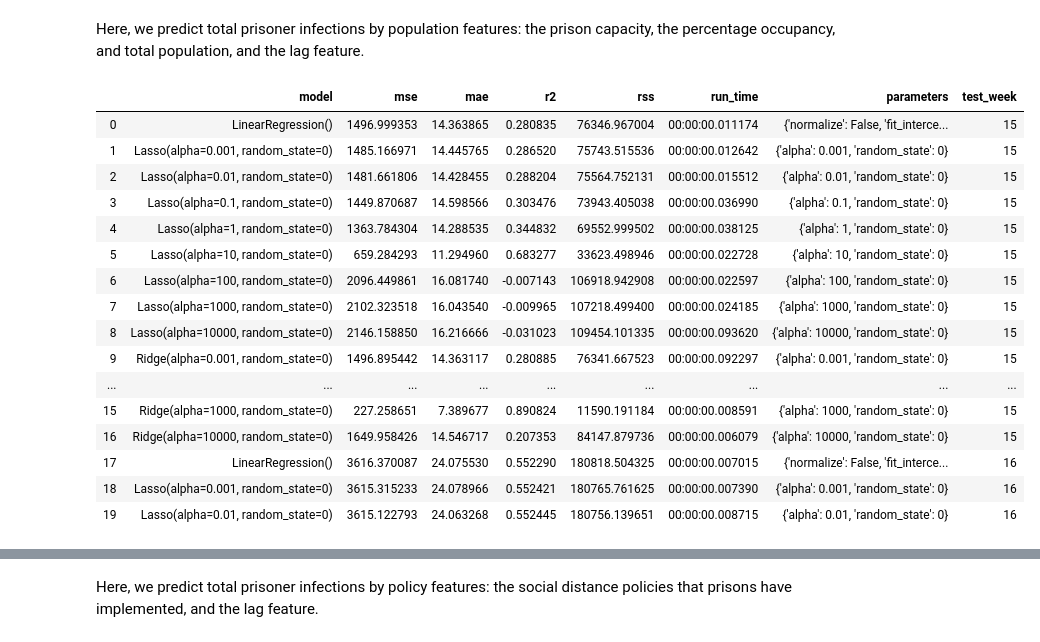
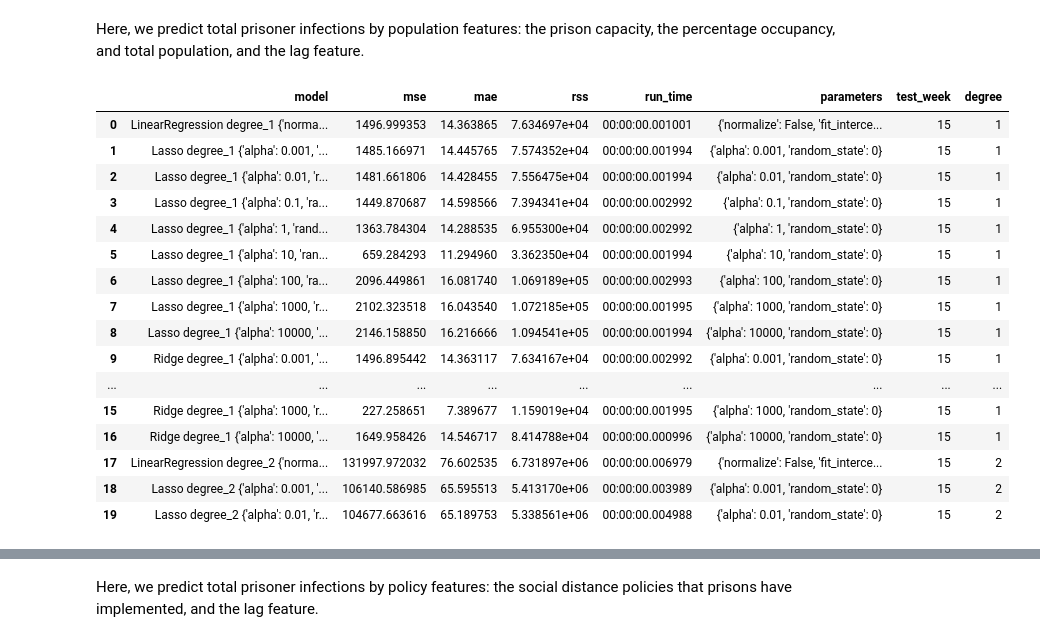
Before and after one commit to christi-liongson/covid_decarceration, a Jupyter notebook: analysis/prison_data_processing.ipynb, the cells around one changed output, grey strips where cells are left out. Saved outputs shown, nothing was run; the diff lists cells and outputs as text; code cells hidden in the pictures.

```diff
--- a/analysis/prison_data_processing.ipynb
+++ b/analysis/prison_data_processing.ipynb
@@ -684,7 +689,7 @@ def evaluate_model(test_df, target, predictions, verbose=True):
 
     return eval_metrics
 # %%
-def cross_validate(temporal_splits, features, target, models, grid):
+def cross_validate(temporal_splits, features, target, degrees, models, grid):
     '''
     Runs a temporal cross validation process. For each temporal split in the
     data, run a grid search to find the best model.
@@ -696,15 +701,16 @@ def cross_validate(temporal_splits, features, target, models, grid):
                             temporal cv validation set)
         - features: (lst) a list of features used to predict the target
         - target: (str) the target we are trying to predict
+        - degrees: (lst) the degrees of different polynomial basis expansions
         - models: (dict) a dictionary containing the models we will be using
                    to predict the target
         - grid: (dict) a dictionary containing the various combinations of
                  parameters will be be running for each model
 
     Returns:
-        - cv_eval: (pandas df) a dataframe containing the results of the temporal
-                    cross validation: the performance of each model on each time
-                    split across a number of metrics
+        - cv_df: (pandas df) a dataframe containing the results of the temporal
+                  cross validation: the performance of each model on each time
+                  split across a number of metrics
     '''
     cv_eval = []
 
@@ -713,13 +719,24 @@ def cross_validate(temporal_splits, features, target, models, grid):
         test = cv['test']
         test_week = cv['test_week']
 
-        model_perf = run_grid_search(train, test, test_week, features, target,
-                                     models, grid)
-        cv_eval.append(model_perf)
-    cv_df = pd.concat(cv_eval).astype(dtype={'mse': float, 'mae': float, 'r2': float, 'rss': float})
+        for deg in degrees:
+            poly = PolynomialFeatures(degree=deg)
+            X_train = poly.fit_transform(train[features].copy())
+            y_train = train[target].copy()
+            X_test = poly.fit_transform(test[features].copy())
+            y_test = test[target].copy()
+
+            model_perf = run_grid_search(X_train, y_train, X_test, y_test, test_week, deg,
+                                    models, grid)
+            cv_eval.append(model_perf)
+
+    cv_df = pd.concat(cv_eval).astype(dtype={'mse': float, 'mae': float, 'rss': float})
 
     cv_df.reset_index(inplace=True)
-    cv_df.rename(columns={"index": "model"}, inplace=True)
+    cv_df.rename(columns={'index': 'model'}, inplace=True)
+    cv_df['model'] = cv_df['model'].str.extract(r"(\w+)\(")[0] + " " + \
+                                    "degree_" + cv_df['degree'] + " " + \
+                                    cv_df["parameters"].astype(str)
 
     return cv_df
 # %% [markdown]
@@ -727,6 +744,7 @@ def cross_validate(temporal_splits, features, target, models, grid):
 
 Note, in doing so, we lose the first week of data - we have no data on cases before the first week in our dataset.
 # %%
+degrees = [1, 2, 3]
 naive_features = ['lag_prisoner_cases']
 target = 'total_prisoner_cases'
 # %%
@@ -808,26 +856,26 @@ all_features = naive_features + pop_features + policy_features
 # %% [markdown]
 Here, we predict total prisoner infections by population features: the prison capacity, the percentage occupancy, and total population, and the lag feature.
 # %%
-pop_cv_df = cross_validate(train_cv_splits, pop_features, target, MODELS, GRID)
+pop_cv_df = cross_validate(train_cv_splits, pop_features, target, degrees, MODELS, GRID)
 pop_cv_df.head(20)
 # %% [output]
-|  | model | mse | mae | r2 | rss | run_time | parameters | test_week |
-| 0 | LinearRegression() | 1496.999353 | 14.363865 | 0.280835 | 76346.967004 | 00:00:00.011174 | {'normalize': False, 'fit_interce... | 15 |
-| 1 | Lasso(alpha=0.001, random_state=0) | 1485.166971 | 14.445765 | 0.286520 | 75743.515536 | 00:00:00.012642 | {'alpha': 0.001, 'random_state': 0} | 15 |
-| 2 | Lasso(alpha=0.01, random_state=0) | 1481.661806 | 14.428455 | 0.288204 | 75564.752131 | 00:00:00.015512 | {'alpha': 0.01, 'random_state': 0} | 15 |
-| 3 | Lasso(alpha=0.1, random_state=0) | 1449.870687 | 14.598566 | 0.303476 | 73943.405038 | 00:00:00.036990 | {'alpha': 0.1, 'random_state': 0} | 15 |
-| 4 | Lasso(alpha=1, random_state=0) | 1363.784304 | 14.288535 | 0.344832 | 69552.999502 | 00:00:00.038125 | {'alpha': 1, 'random_state': 0} | 15 |
-| 5 | Lasso(alpha=10, random_state=0) | 659.284293 | 11.294960 | 0.683277 | 33623.498946 | 00:00:00.022728 | {'alpha': 10, 'random_state': 0} | 15 |
-| 6 | Lasso(alpha=100, random_state=0) | 2096.449861 | 16.081740 | -0.007143 | 106918.942908 | 00:00:00.022597 | {'alpha': 100, 'random_state': 0} | 15 |
-| 7 | Lasso(alpha=1000, random_state=0) | 2102.323518 | 16.043540 | -0.009965 | 107218.499400 | 00:00:00.024185 | {'alpha': 1000, 'random_state': 0} | 15 |
-| 8 | Lasso(alpha=10000, random_state=0) | 2146.158850 | 16.216666 | -0.031023 | 109454.101335 | 00:00:00.093620 | {'alpha': 10000, 'random_state': 0} | 15 |
-| 9 | Ridge(alpha=0.001, random_state=0) | 1496.895442 | 14.363117 | 0.280885 | 76341.667523 | 00:00:00.092297 | {'alpha': 0.001, 'random_state': 0} | 15 |
+|  | model | mse | mae | rss | run_time | parameters | test_week | degree |
+| 0 | LinearRegression degree_1 {'norma... | 1496.999353 | 14.363865 | 7.634697e+04 | 00:00:00.001001 | {'normalize': False, 'fit_interce... | 15 | 1 |
+| 1 | Lasso degree_1 {'alpha': 0.001, '... | 1485.166971 | 14.445765 | 7.574352e+04 | 00:00:00.001994 | {'alpha': 0.001, 'random_state': 0} | 15 | 1 |
+| 2 | Lasso degree_1 {'alpha': 0.01, 'r... | 1481.661806 | 14.428455 | 7.556475e+04 | 00:00:00.001994 | {'alpha': 0.01, 'random_state': 0} | 15 | 1 |
+| 3 | Lasso degree_1 {'alpha': 0.1, 'ra... | 1449.870687 | 14.598566 | 7.394341e+04 | 00:00:00.002992 | {'alpha': 0.1, 'random_state': 0} | 15 | 1 |
+| 4 | Lasso degree_1 {'alpha': 1, 'rand... | 1363.784304 | 14.288535 | 6.955300e+04 | 00:00:00.002992 | {'alpha': 1, 'random_state': 0} | 15 | 1 |
+| 5 | Lasso degree_1 {'alpha': 10, 'ran... | 659.284293 | 11.294960 | 3.362350e+04 | 00:00:00.001994 | {'alpha': 10, 'random_state': 0} | 15 | 1 |
+| 6 | Lasso degree_1 {'alpha': 100, 'ra... | 2096.449861 | 16.081740 | 1.069189e+05 | 00:00:00.002993 | {'alpha': 100, 'random_state': 0} | 15 | 1 |
+| 7 | Lasso degree_1 {'alpha': 1000, 'r... | 2102.323518 | 16.043540 | 1.072185e+05 | 00:00:00.001995 | {'alpha': 1000, 'random_state': 0} | 15 | 1 |
+| 8 | Lasso degree_1 {'alpha': 10000, '... | 2146.158850 | 16.216666 | 1.094541e+05 | 00:00:00.001994 | {'alpha': 10000, 'random_state': 0} | 15 | 1 |
+| 9 | Ridge degree_1 {'alpha': 0.001, '... | 1496.895442 | 14.363117 | 7.634167e+04 | 00:00:00.002992 | {'alpha': 0.001, 'random_state': 0} | 15 | 1 |
 | ... | ... | ... | ... | ... | ... | ... | ... | ... |
-| 15 | Ridge(alpha=1000, random_state=0) | 227.258651 | 7.389677 | 0.890824 | 11590.191184 | 00:00:00.008591 | {'alpha': 1000, 'random_state': 0} | 15 |
-| 16 | Ridge(alpha=10000, random_state=0) | 1649.958426 | 14.546717 | 0.207353 | 84147.879736 | 00:00:00.006079 | {'alpha': 10000, 'random_state': 0} | 15 |
-| 17 | LinearRegression() | 3616.370087 | 24.075530 | 0.552290 | 180818.504325 | 00:00:00.007015 | {'normalize': False, 'fit_interce... | 16 |
-| 18 | Lasso(alpha=0.001, random_state=0) | 3615.315233 | 24.078966 | 0.552421 | 180765.761625 | 00:00:00.007390 | {'alpha': 0.001, 'random_state': 0} | 16 |
-| 19 | Lasso(alpha=0.01, random_state=0) | 3615.122793 | 24.063268 | 0.552445 | 180756.139651 | 00:00:00.008715 | {'alpha': 0.01, 'random_state': 0} | 16 |
+| 15 | Ridge degree_1 {'alpha': 1000, 'r... | 227.258651 | 7.389677 | 1.159019e+04 | 00:00:00.001995 | {'alpha': 1000, 'random_state': 0} | 15 | 1 |
+| 16 | Ridge degree_1 {'alpha': 10000, '... | 1649.958426 | 14.546717 | 8.414788e+04 | 00:00:00.000996 | {'alpha': 10000, 'random_state': 0} | 15 | 1 |
+| 17 | LinearRegression degree_2 {'norma... | 131997.972032 | 76.602535 | 6.731897e+06 | 00:00:00.006979 | {'normalize': False, 'fit_interce... | 15 | 2 |
+| 18 | Lasso degree_2 {'alpha': 0.001, '... | 106140.586985 | 65.595513 | 5.413170e+06 | 00:00:00.003989 | {'alpha': 0.001, 'random_state': 0} | 15 | 2 |
+| 19 | Lasso degree_2 {'alpha': 0.01, 'r... | 104677.663616 | 65.189753 | 5.338561e+06 | 00:00:00.004988 | {'alpha': 0.01, 'random_state': 0} | 15 | 2 |
 # %%
 ## PLOT THE MODELS AND THEIR PERFORMANCE HERE!
 graph_cv_scores(pop_cv_df, accuracy_metrics, 'model', 'Accuracy Scores')
```
Also changed, not shown: parts of 20 cells of this notebook, 1 other file.
